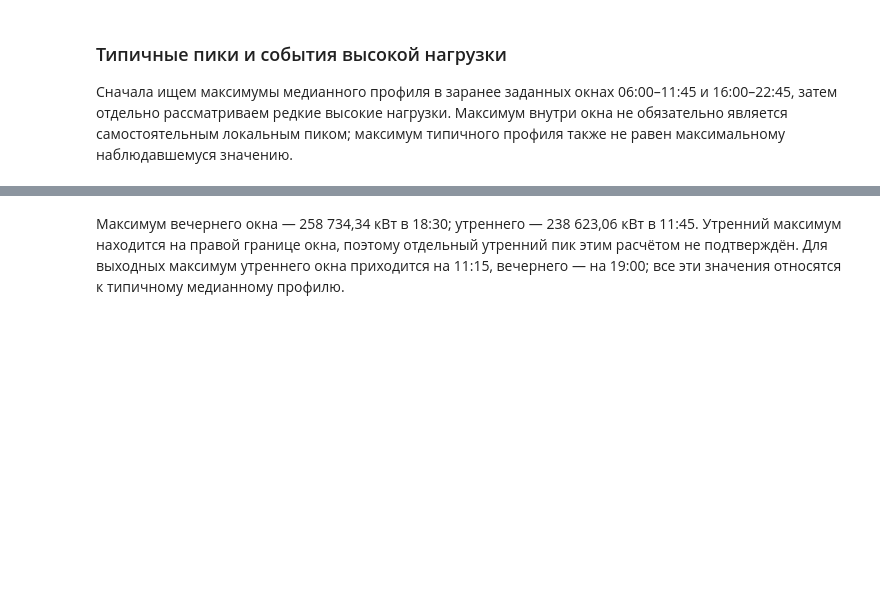
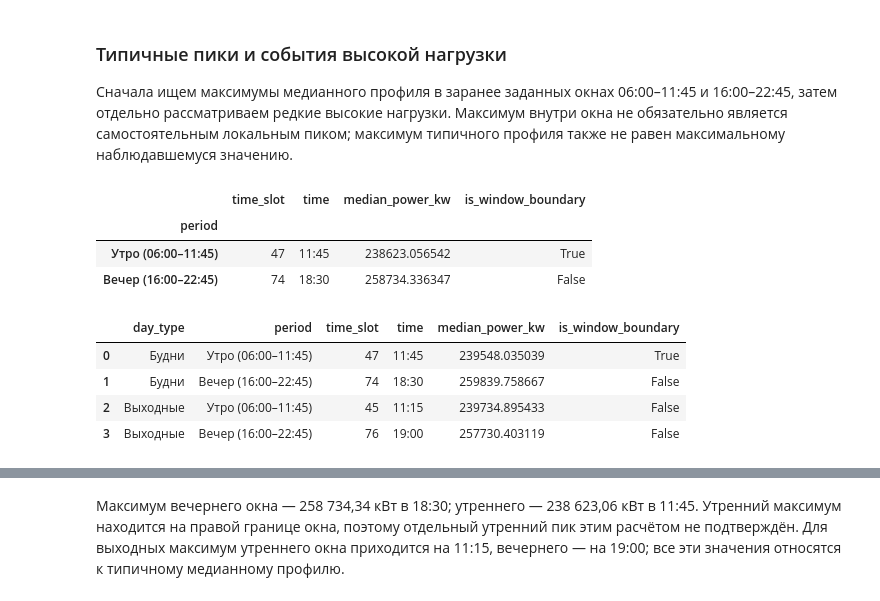
Before and after one commit to vladmaksurov-ai/ElectricityLoad, a Jupyter notebook: notebooks/EDA_ElecricityLoad.ipynb, the cells around one changed output, grey strips where cells are left out. Saved outputs shown, nothing was run; the diff lists cells and outputs as text; code cells hidden in the pictures; blank space fills up the shorter version.

```diff
--- a/notebooks/EDA_ElecricityLoad.ipynb
+++ b/notebooks/EDA_ElecricityLoad.ipynb
@@ -254,16 +470,26 @@ plt.show()
 # %%
 peak_windows = {
     "Утро (06:00–11:45)": (24, 47),
     "Вечер (16:00–22:45)": (64, 91),
 }
 
 typical_power_kw = daily_load_profile["median_power_kw"]
 peak_summary = eda.get_window_peak_summary(typical_power_kw, peak_windows)
-day_type_median_profiles, day_type_peak_summary = eda.get_day_type_window_peaks(
+_, day_type_peak_summary = eda.get_day_type_window_peaks(
     total_load_15min,
     peak_windows,
 )
 display(peak_summary, day_type_peak_summary)
+# %% [output]
+|  | time_slot | time | median_power_kw | is_window_boundary |
+| period |  |  |  |  |
+| Утро (06:00–11:45) | 47 | 11:45 | 238623.056542 | True |
+| Вечер (16:00–22:45) | 74 | 18:30 | 258734.336347 | False |
+|  | day_type | period | time_slot | time | median_power_kw | is_window_boundary |
+| 0 | Будни | Утро (06:00–11:45) | 47 | 11:45 | 239548.035039 | True |
+| 1 | Будни | Вечер (16:00–22:45) | 74 | 18:30 | 259839.758667 | False |
+| 2 | Выходные | Утро (06:00–11:45) | 45 | 11:15 | 239734.895433 | False |
+| 3 | Выходные | Вечер (16:00–22:45) | 76 | 19:00 | 257730.403119 | False |
 # %%
 fig, ax = viz.plot_daily_profile_with_peaks(daily_load_profile, peak_summary)
 plt.show()
```
Also changed, not shown: parts of 62 cells of this notebook, 5 other files.
